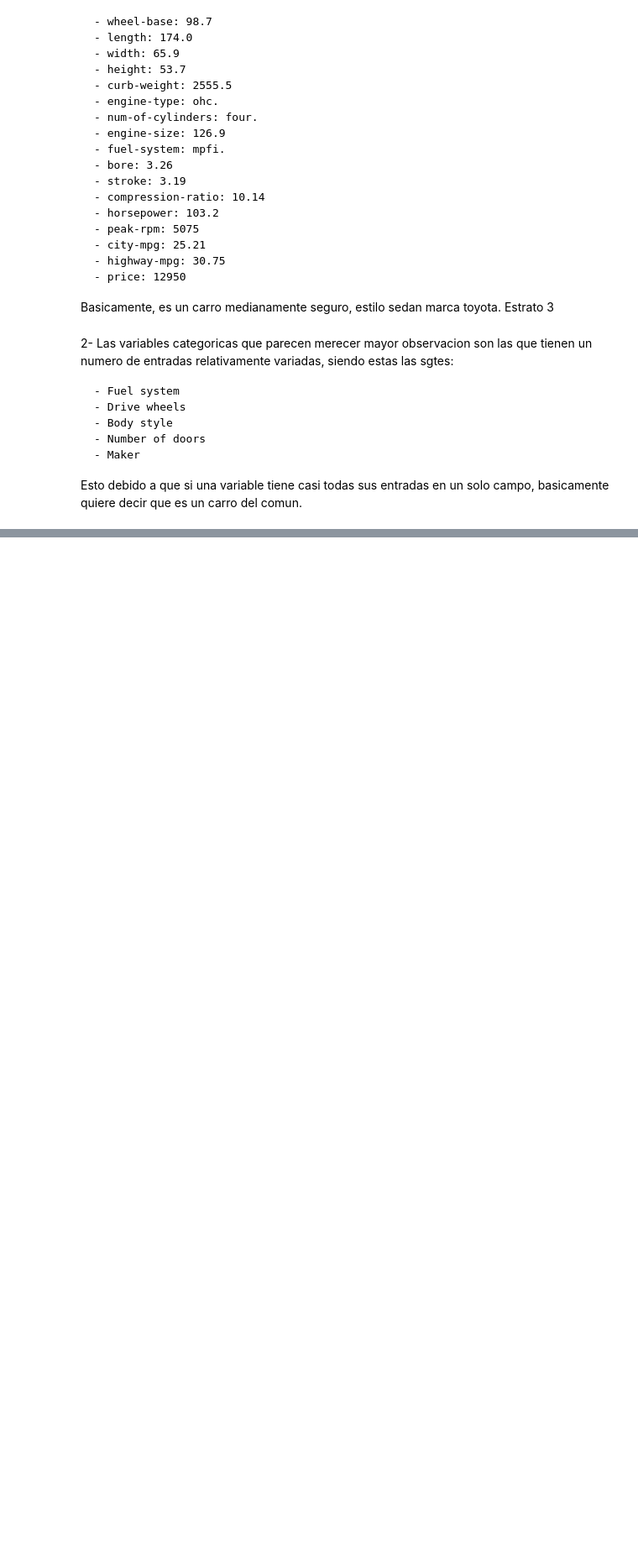
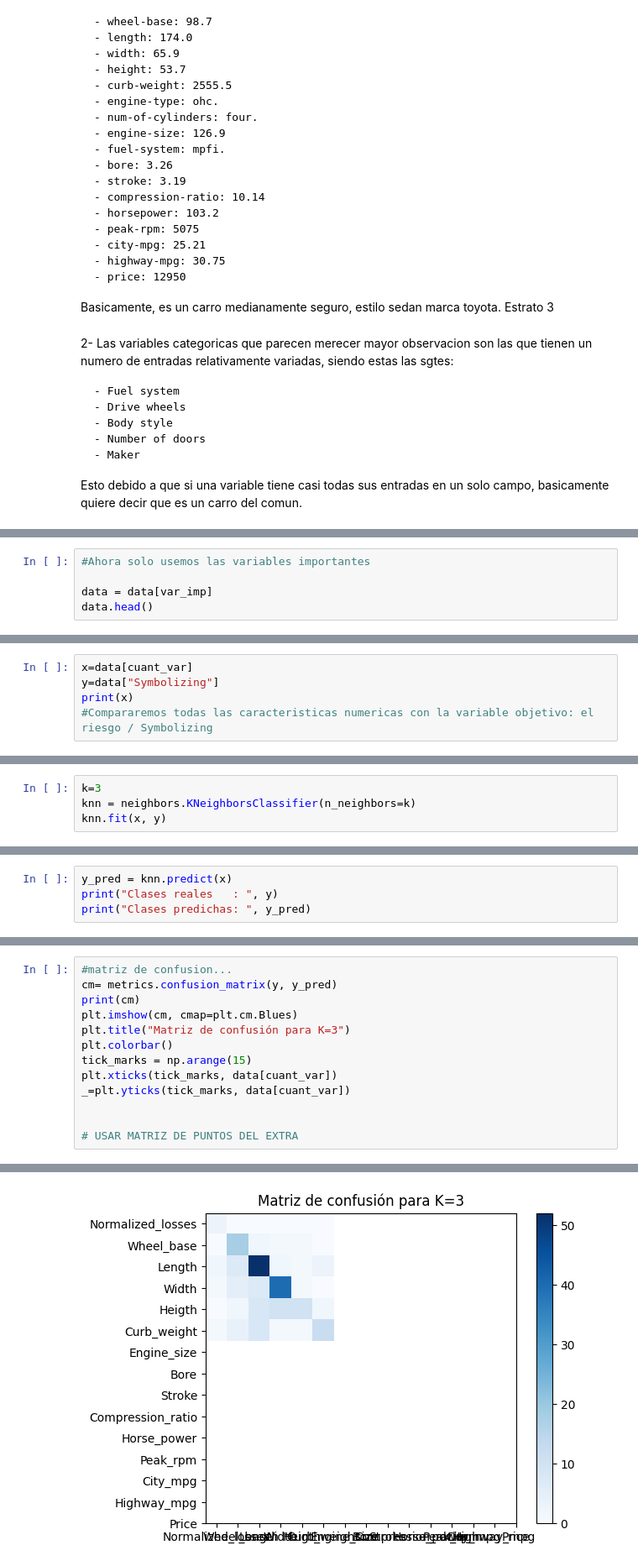
Before and after one commit to SebastianMosqueraCaicedo/ana-datos-riesgo, a Jupyter notebook: Proyect_Agredo_Mosquera.ipynb, the cells around one changed output, grey strips where cells are left out. Shown at 84% size. Cells and saved outputs as stored; diff of their text form; blank space fills up the shorter version.

```diff
--- a/Proyect_Agredo_Mosquera.ipynb
+++ b/Proyect_Agredo_Mosquera.ipynb
@@ -711,0 +853,5 @@ Estas variables tienen un mayor coeficiente de relacion entre si y otras variabl
+# %%
+#Ahora solo usemos las variables importantes
+
+data = data[var_imp]
+data.head()
@@ -711,0 +871,5 @@ Estas variables tienen un mayor coeficiente de relacion entre si y otras variabl
+# %%
+x=data[cuant_var]
+y=data["Symbolizing"]
+print(x)
+#Compararemos todas las caracteristicas numericas con la variable objetivo: el riesgo / Symbolizing
@@ -711,0 +894,4 @@ Estas variables tienen un mayor coeficiente de relacion entre si y otras variabl
+# %%
+k=3
+knn = neighbors.KNeighborsClassifier(n_neighbors=k)
+knn.fit(x, y)
@@ -711,0 +900,4 @@ Estas variables tienen un mayor coeficiente de relacion entre si y otras variabl
+# %%
+y_pred = knn.predict(x)
+print("Clases reales   : ", y)
+print("Clases predichas: ", y_pred)
@@ -711,0 +922,14 @@ Estas variables tienen un mayor coeficiente de relacion entre si y otras variabl
+# %%
+#matriz de confusion...
+cm= metrics.confusion_matrix(y, y_pred)
+print(cm)
+plt.imshow(cm, cmap=plt.cm.Blues)
+plt.title("Matriz de confusión para K=3")
+plt.colorbar()
+tick_marks = np.arange(15)
+plt.xticks(tick_marks, data[cuant_var])
+_=plt.yticks(tick_marks, data[cuant_var])
+
+
+# USAR MATRIZ DE PUNTOS DEL EXTRA
+# %% [output]
@@ -711,0 +942 @@ Estas variables tienen un mayor coeficiente de relacion entre si y otras variabl
+[figure, added]
```
Also changed, not shown: parts of 77 cells of this notebook.
